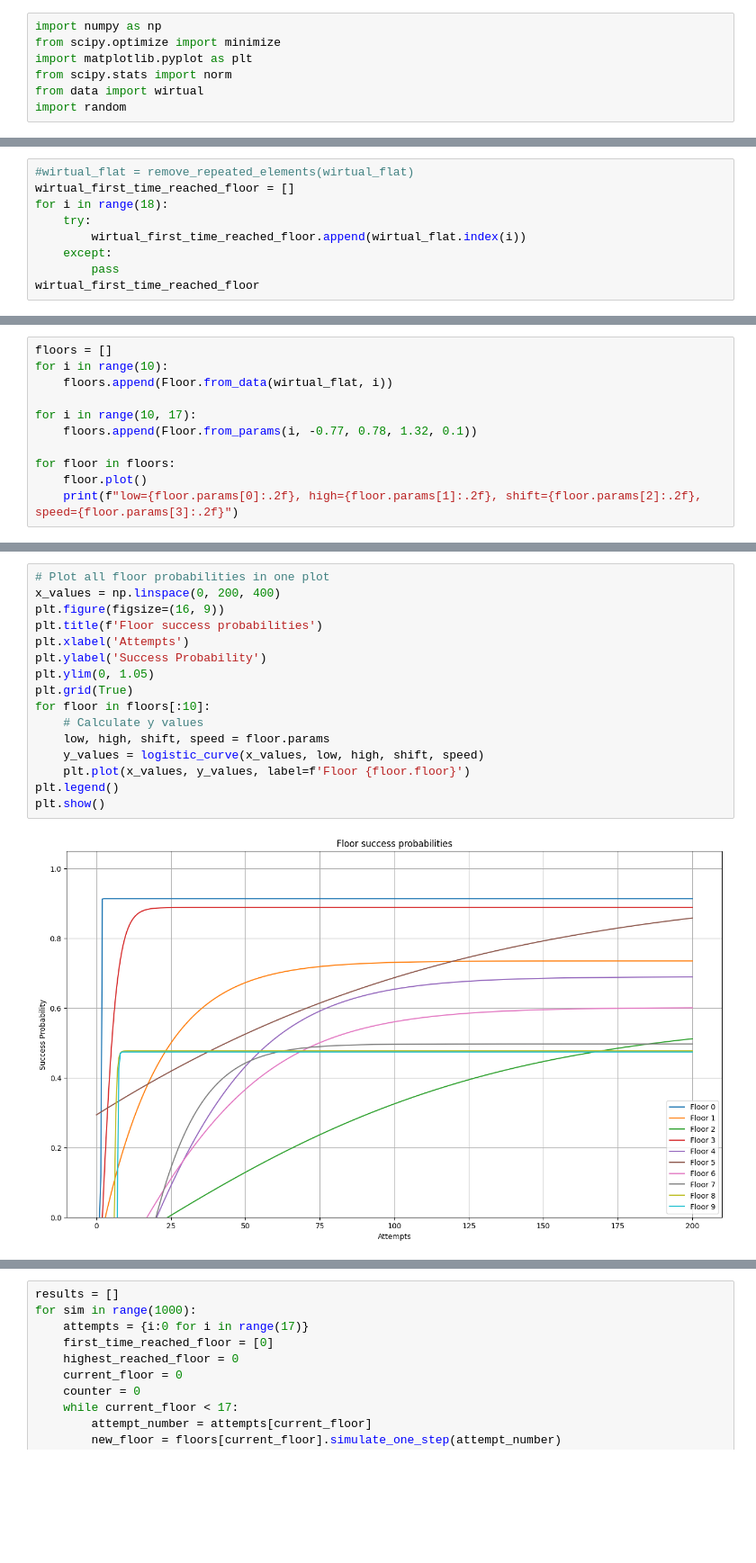
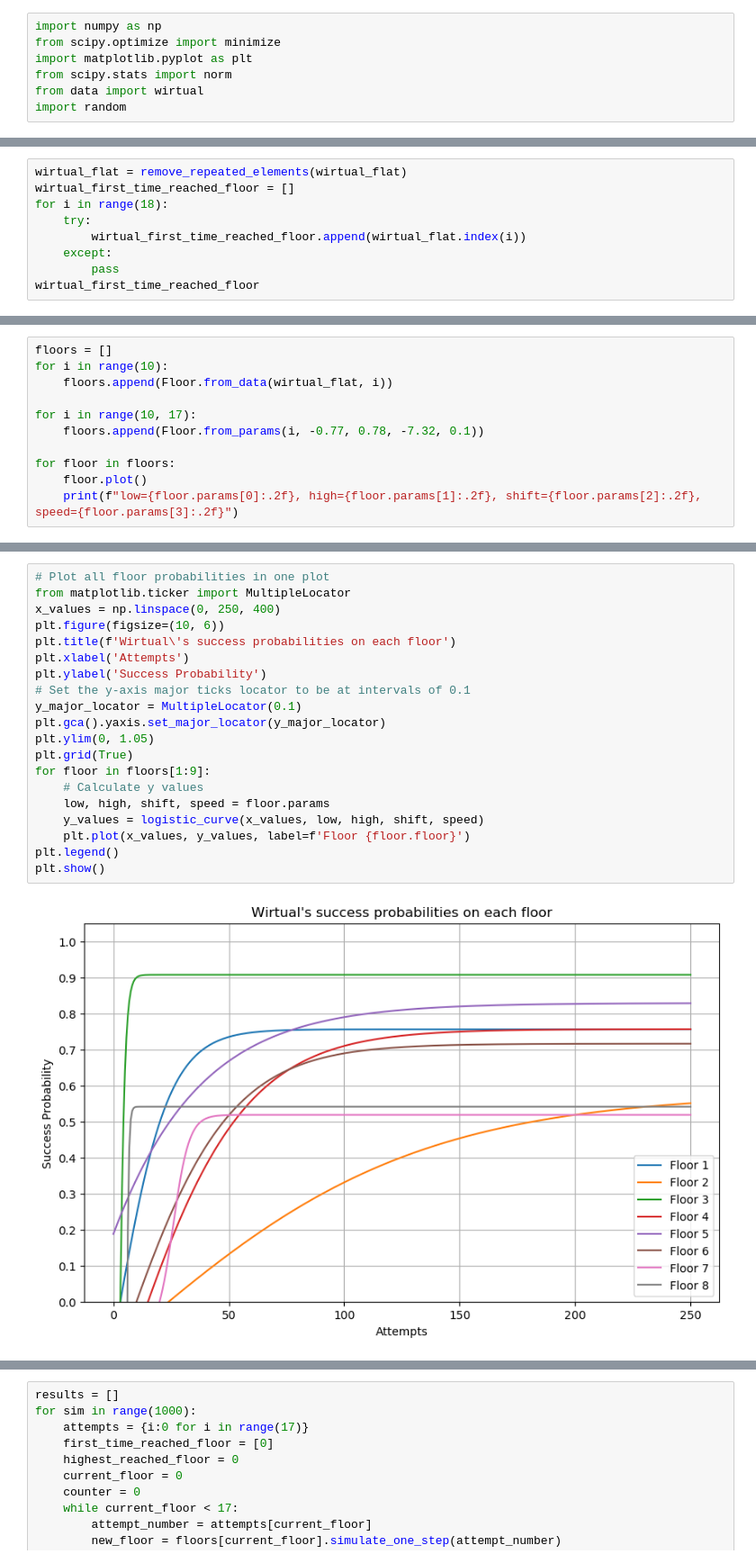
Before and after one commit to NLogSpace/deepdip2, a Jupyter notebook: notebook.ipynb, the cells around one changed output, grey strips where cells are left out. Shown at 90% size. Saved outputs shown, nothing was run; the diff lists cells and outputs as text; blank space fills up the shorter version.

```diff
--- a/notebook.ipynb
+++ b/notebook.ipynb
@@ -177,5 +177,5 @@ class Floor:
 # %%
-#wirtual_flat = remove_repeated_elements(wirtual_flat)
+wirtual_flat = remove_repeated_elements(wirtual_flat)
 wirtual_first_time_reached_floor = []
 for i in range(18):
     try:
@@ -191,7 +191,7 @@ for i in range(10):
     floors.append(Floor.from_data(wirtual_flat, i))
 
 for i in range(10, 17):
-    floors.append(Floor.from_params(i, -0.77, 0.78, 1.32, 0.1))
+    floors.append(Floor.from_params(i, -0.77, 0.78, -7.32, 0.1))
 
 for floor in floors:
     floor.plot()
@@ -212,22 +212,26 @@ low=-1.67, high=0.95, shift=-100.00, speed=0.01
 ... (22 outputs left out)
 # %%
 # Plot all floor probabilities in one plot
-x_values = np.linspace(0, 200, 400)
-plt.figure(figsize=(16, 9))
-plt.title(f'Floor success probabilities')
+from matplotlib.ticker import MultipleLocator
+x_values = np.linspace(0, 250, 400)
+plt.figure(figsize=(10, 6))
+plt.title(f'Wirtual\'s success probabilities on each floor')
 plt.xlabel('Attempts')
 plt.ylabel('Success Probability')
+# Set the y-axis major ticks locator to be at intervals of 0.1
+y_major_locator = MultipleLocator(0.1)
+plt.gca().yaxis.set_major_locator(y_major_locator)
 plt.ylim(0, 1.05)
 plt.grid(True)
-for floor in floors[:10]:
+for floor in floors[1:9]:
     # Calculate y values
     low, high, shift, speed = floor.params
     y_values = logistic_curve(x_values, low, high, shift, speed)
     plt.plot(x_values, y_values, label=f'Floor {floor.floor}')
 plt.legend()
 plt.show()
 # %% [output]
-[figure, old version]
+[figure, new version]
 # %%
 prod = 1.0
 for i in range(17):
```
Also changed, not shown: parts of 6 cells of this notebook, 3 other files.
